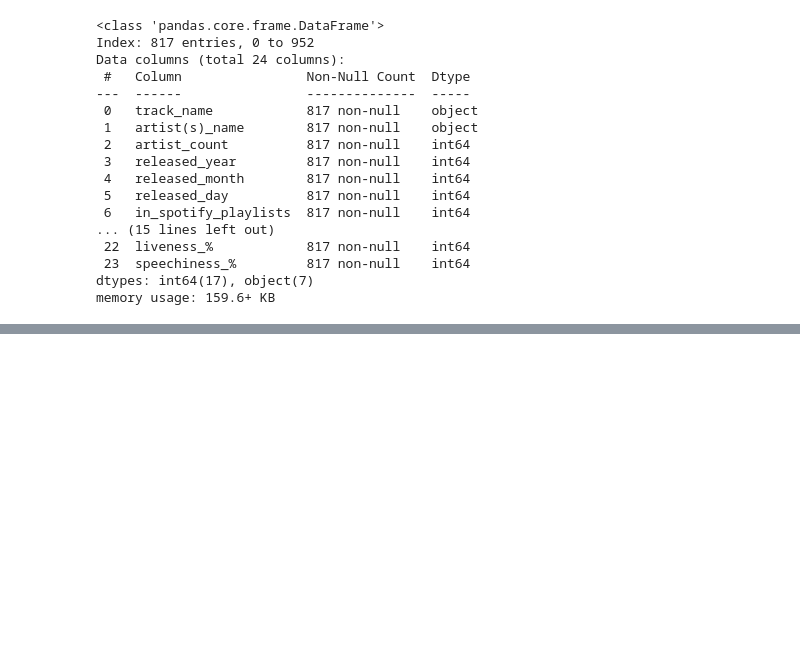
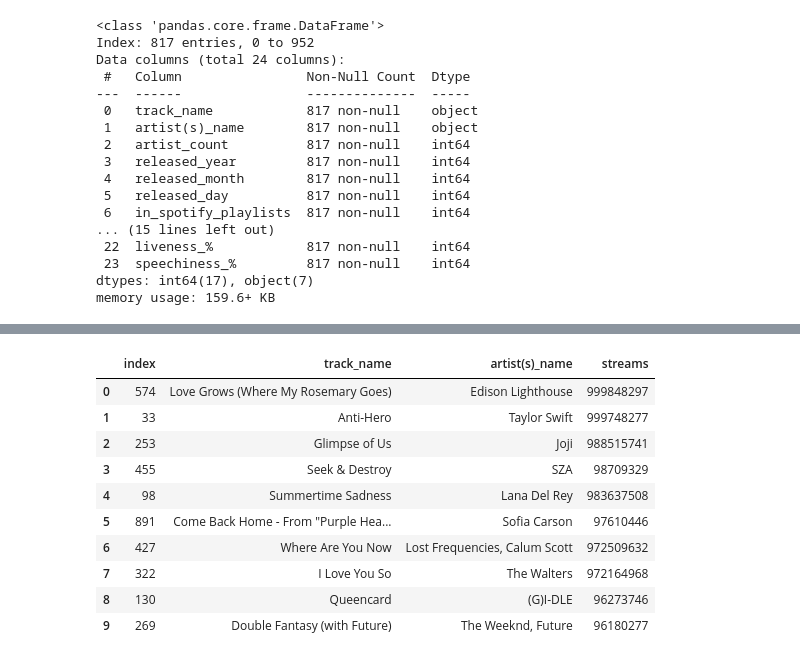
Before and after one commit to AmbitiousRabbit/S4-Web-App-Project, a Jupyter notebook: Spotifys_EDA.ipynb, the cells around one changed output, grey strips where cells are left out. Drawn from its saved outputs; the diff is of its cells as text; code cells hidden in the pictures; blank space fills up the shorter version.

```diff
--- a/Spotifys_EDA.ipynb
+++ b/Spotifys_EDA.ipynb
@@ -243,0 +224,16 @@ df.sample(14)
+# %%
+top_streams = df[['track_name', 'artist(s)_name', 'streams']].sort_values(by='streams', ascending=False).head(10).reset_index()
+top_streams.at[0, 'streams'] = 999848297
+top_streams
+# %% [output]
+|  | index | track_name | artist(s)_name | streams |
+| 0 | 574 | Love Grows (Where My Rosemary Goes) | Edison Lighthouse | 999848297 |
+| 1 | 33 | Anti-Hero | Taylor Swift | 999748277 |
+| 2 | 253 | Glimpse of Us | Joji | 988515741 |
+| 3 | 455 | Seek & Destroy | SZA | 98709329 |
+| 4 | 98 | Summertime Sadness | Lana Del Rey | 983637508 |
+| 5 | 891 | Come Back Home - From "Purple Hea... | Sofia Carson | 97610446 |
+| 6 | 427 | Where Are You Now | Lost Frequencies, Calum Scott | 972509632 |
+| 7 | 322 | I Love You So | The Walters | 972164968 |
+| 8 | 130 | Queencard | (G)I-DLE | 96273746 |
+| 9 | 269 | Double Fantasy (with Future) | The Weeknd, Future | 96180277 |
```
Also changed, not shown: parts of 3 cells of this notebook.
